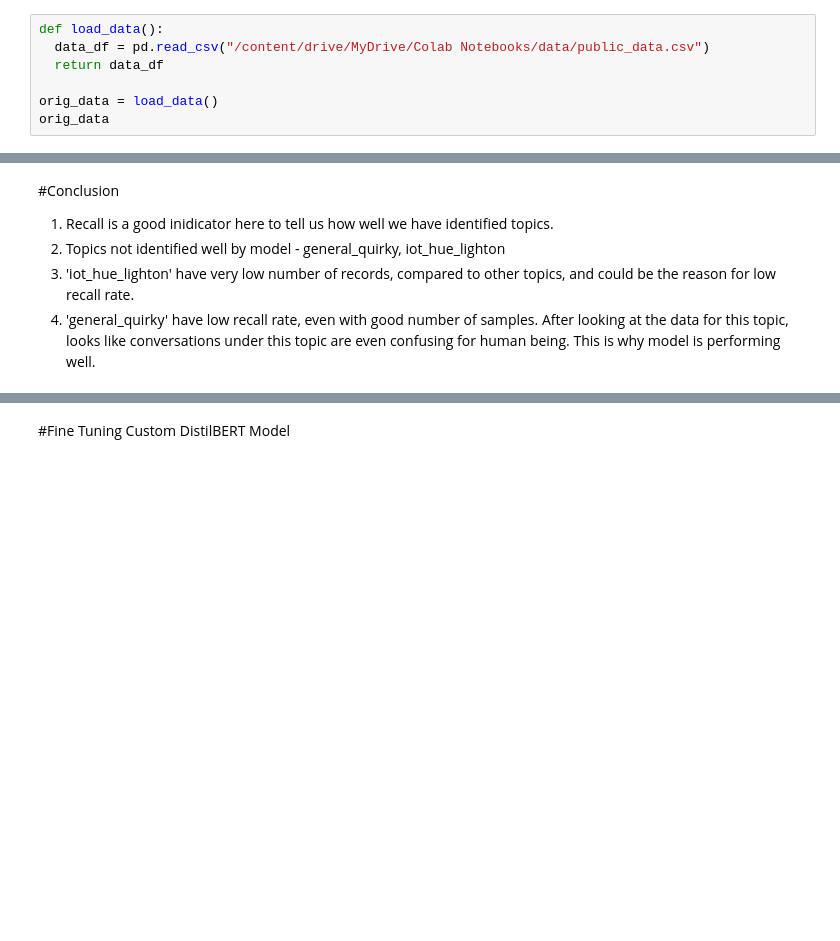
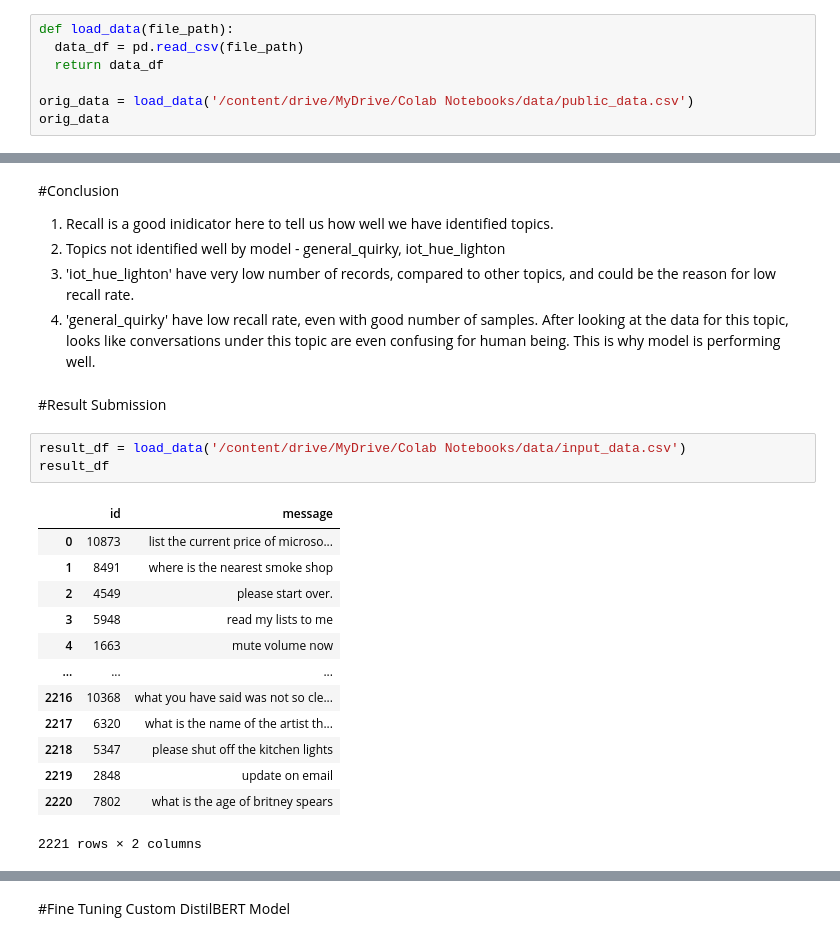
Before and after one commit to mohansameer1983/NLP, a Jupyter notebook: MMAI_891_Wysdom_Assignment.ipynb, the cells around one changed output, grey strips where cells are left out. Saved outputs shown, nothing was run; the diff lists cells and outputs as text; blank space fills up the shorter version.

```diff
--- a/MMAI_891_Wysdom_Assignment.ipynb
+++ b/MMAI_891_Wysdom_Assignment.ipynb
@@ -40,11 +40,11 @@ Drive already mounted at /content/drive; to attempt to forcibly remount, call dr
 # %% [markdown]
 # Data Preparation
 # %%
-def load_data():
-  data_df = pd.read_csv("/content/drive/MyDrive/Colab Notebooks/data/public_data.csv")
+def load_data(file_path):
+  data_df = pd.read_csv(file_path)
   return data_df
 
-orig_data = load_data()
+orig_data = load_data('/content/drive/MyDrive/Colab Notebooks/data/public_data.csv')
 orig_data
 # %% [output]
 |  | id | message | label |
@@ -520,3 +520,22 @@ plot_classification_report(classificationReport)
 2.   Topics not identified well by model - general_quirky, iot_hue_lighton
 3.   'iot_hue_lighton' have very low number of records, compared to other topics, and could be the reason for low recall rate.
 4.   'general_quirky' have low recall rate, even with good number of samples. After looking at the data for this topic, looks like conversations under this topic are even confusing for human being. This is why model is performing well.
+# %% [markdown]
+#Result Submission
+# %%
+result_df = load_data('/content/drive/MyDrive/Colab Notebooks/data/input_data.csv')
+result_df
+# %% [output]
+|  | id | message |
+| 0 | 10873 | list the current price of microso... |
+| 1 | 8491 | where is the nearest smoke shop |
+| 2 | 4549 | please start over. |
+| 3 | 5948 | read my lists to me |
+| 4 | 1663 | mute volume now |
+| ... | ... | ... |
+| 2216 | 10368 | what you have said was not so cle... |
+| 2217 | 6320 | what is the name of the artist th... |
+| 2218 | 5347 | please shut off the kitchen lights |
+| 2219 | 2848 | update on email |
+| 2220 | 7802 | what is the age of britney spears |
+2221 rows × 2 columns
```
Also changed, not shown: parts of 2 cells of this notebook.
